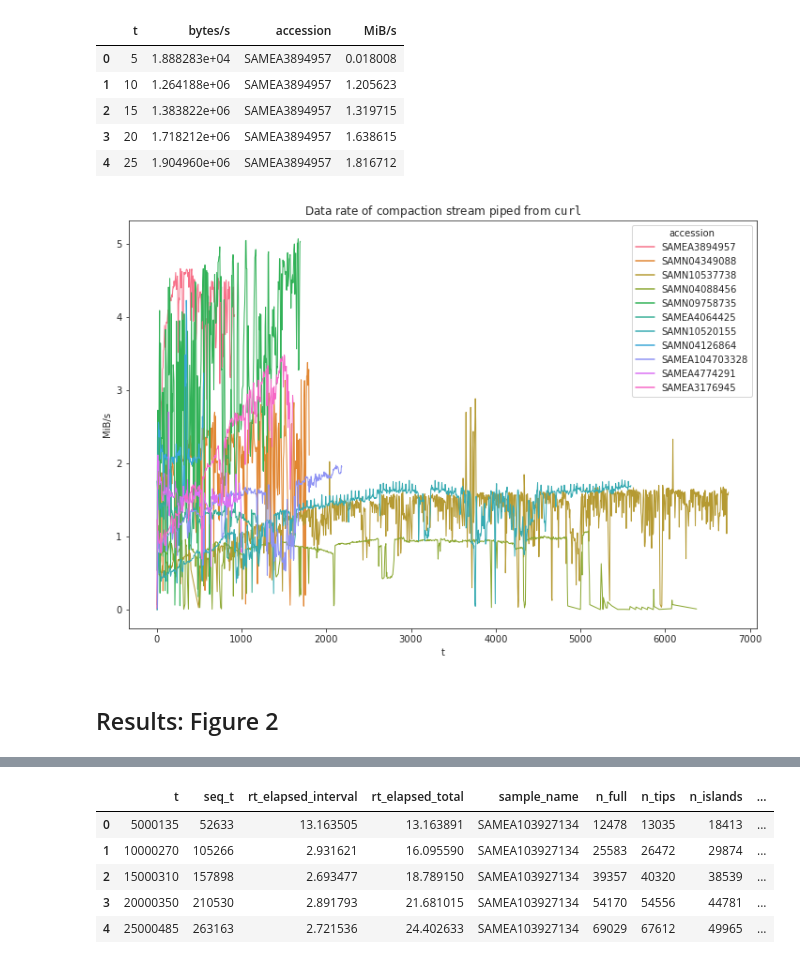
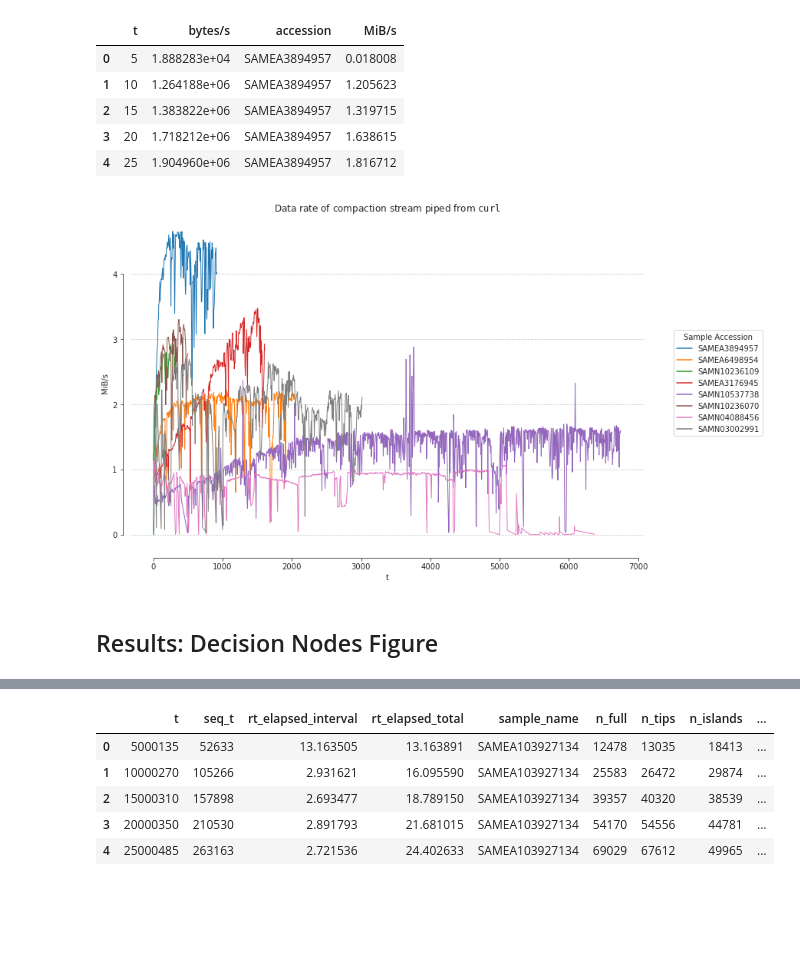
Before and after one commit to camillescott/dissertation, a Jupyter notebook: notebooks/Chapter One.ipynb, the cells around one changed output, grey strips where cells are left out. Cells and saved outputs as stored; diff of their text form; code cells hidden in the pictures; blank space fills up the shorter version.

Commit message:
Components and k-mer rates figures

```diff
--- a/notebooks/Chapter One.ipynb
+++ b/notebooks/Chapter One.ipynb
@@ -64,13 +79,21 @@ stream_df.head()
 # %%
 with sns.axes_style("ticks"), \
      FigureManager(show=True, figsize=(12,8)) as (fig, ax):
 
-    sns.lineplot(data=stream_df, x='t', y='MiB/s', hue='accession', lw=1, legend=True, ax=ax)
+    random.seed(42)
+    subsampled = random.sample(list(stream_df.accession.unique()), 8)
+
+
+    sns.lineplot(data=stream_df[stream_df['accession'].isin(subsampled)],
+                 x='t', y='MiB/s', hue='accession', lw=1, legend=True, ax=ax)
     ax.set_title('Data rate of compaction stream piped from $\mathtt{curl}$')
+    ax.legend(bbox_to_anchor=(1.05, .5), loc='center left', title='Sample Accession')
+    sns.despine(fig=fig, offset=10, trim=True)
+    ax.yaxis.grid(ls='--')
 # %% [output]
-[figure, old version]
+[figure, new version]
 # %% [markdown]
-## Results: Figure 2
+## Results: Decision Nodes Figure
 # %%
 files = sorted(glob.glob('../results/chap1/cdbg-stream/*/goetia.cdbg.stats.json'))
 samples = set([f.split('/')[4] for f in files])
```
Also changed, not shown: parts of 35 cells of this notebook, 7 other files.
